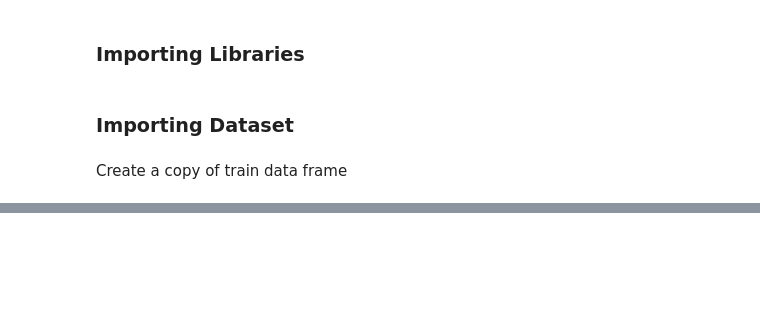
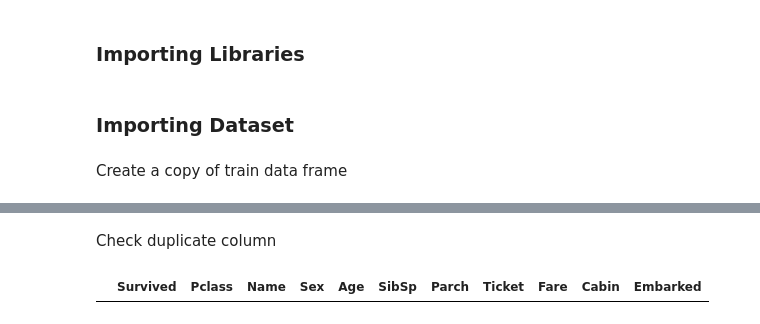
Before and after one commit to Dhineshkumar-17071999/Titanic_dataset, a Jupyter notebook: titanic_dataset.ipynb, the cells around one changed output, grey strips where cells are left out. Saved outputs shown, nothing was run; the diff lists cells and outputs as text; code cells hidden in the pictures; blank space fills up the shorter version.

```diff
--- a/titanic_dataset.ipynb
+++ b/titanic_dataset.ipynb
@@ -76,0 +127,7 @@ get_dataframe_head(copy_train_df, 3)
+# %% [markdown]
+Check duplicate column
+# %%
+duplicates = copy_train_df.duplicated()
+copy_train_df[duplicates]
+# %% [output]
+|  | Survived | Pclass | Name | Sex | Age | SibSp | Parch | Ticket | Fare | Cabin | Embarked |
```
Also changed, not shown: parts of 11 cells of this notebook, 2 other files.
